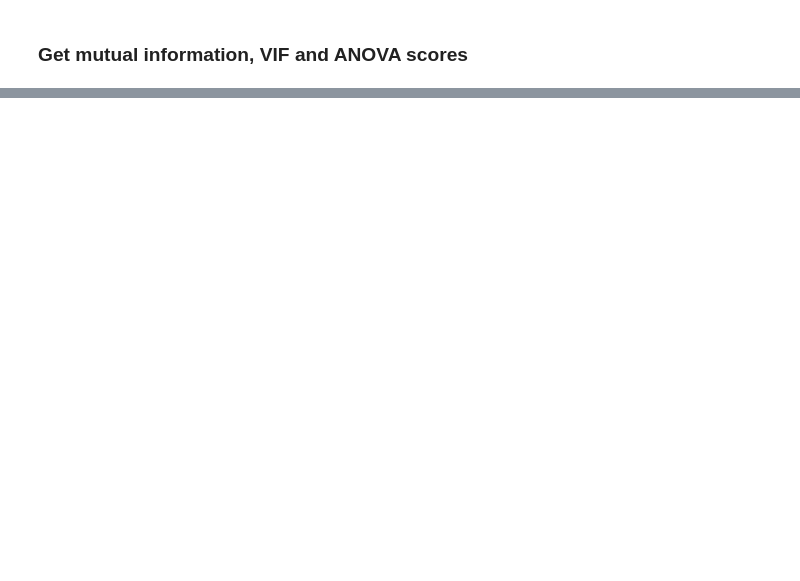
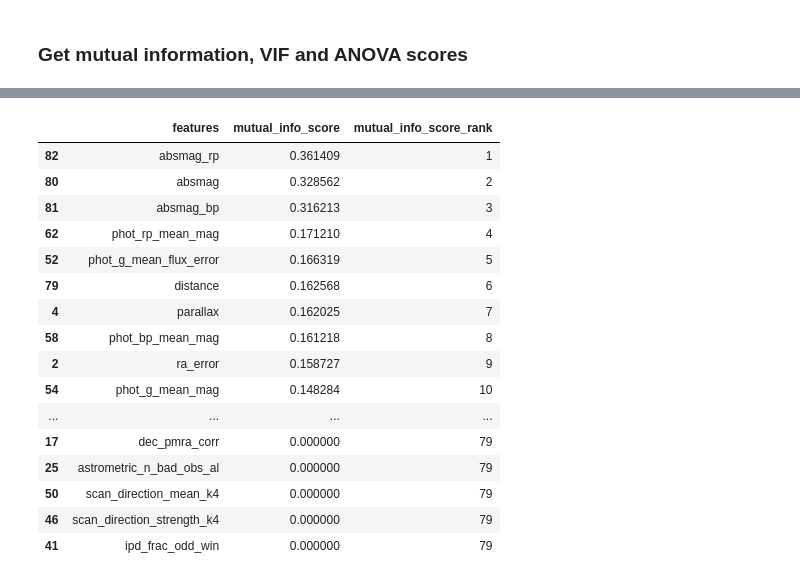
Before and after one commit to dharmesh1007/ZTF_code, a Jupyter notebook: source/3_feature_testing.ipynb, the cells around one changed output, grey strips where cells are left out. Cells and saved outputs as stored; diff of their text form; code cells hidden in the pictures; blank space fills up the shorter version.

```diff
--- a/source/3_feature_testing.ipynb
+++ b/source/3_feature_testing.ipynb
@@ -273,0 +617,20 @@ axes[1].set(xlim=limits)
+# %%
+mi
+# %% [output]
+|  | features | mutual_info_score | mutual_info_score_rank |
+| 82 | absmag_rp | 0.361409 | 1 |
+| 80 | absmag | 0.328562 | 2 |
+| 81 | absmag_bp | 0.316213 | 3 |
+| 62 | phot_rp_mean_mag | 0.171210 | 4 |
+| 52 | phot_g_mean_flux_error | 0.166319 | 5 |
+| 79 | distance | 0.162568 | 6 |
+| 4 | parallax | 0.162025 | 7 |
+| 58 | phot_bp_mean_mag | 0.161218 | 8 |
+| 2 | ra_error | 0.158727 | 9 |
+| 54 | phot_g_mean_mag | 0.148284 | 10 |
+| ... | ... | ... | ... |
+| 17 | dec_pmra_corr | 0.000000 | 79 |
+| 25 | astrometric_n_bad_obs_al | 0.000000 | 79 |
+| 50 | scan_direction_mean_k4 | 0.000000 | 79 |
+| 46 | scan_direction_strength_k4 | 0.000000 | 79 |
+| 41 | ipd_frac_odd_win | 0.000000 | 79 |
```
Also changed, not shown: parts of 26 cells of this notebook, 4 other files.
